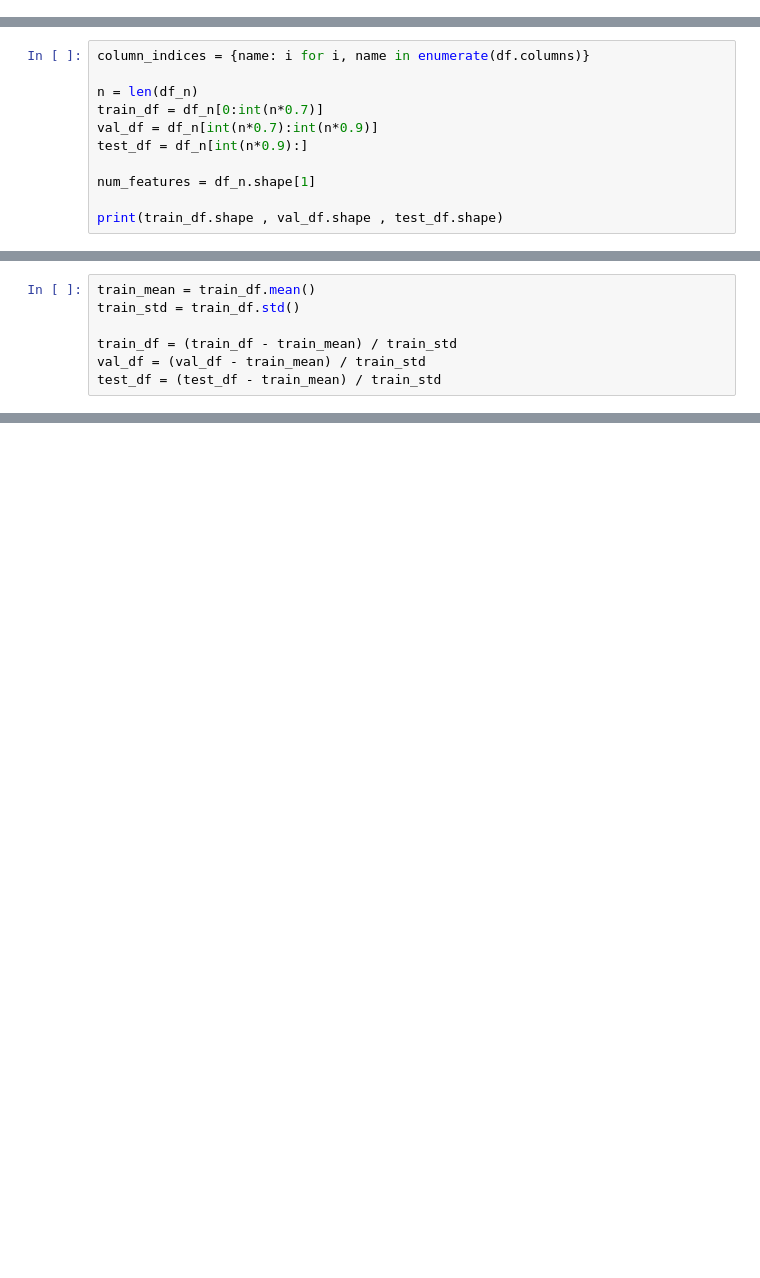
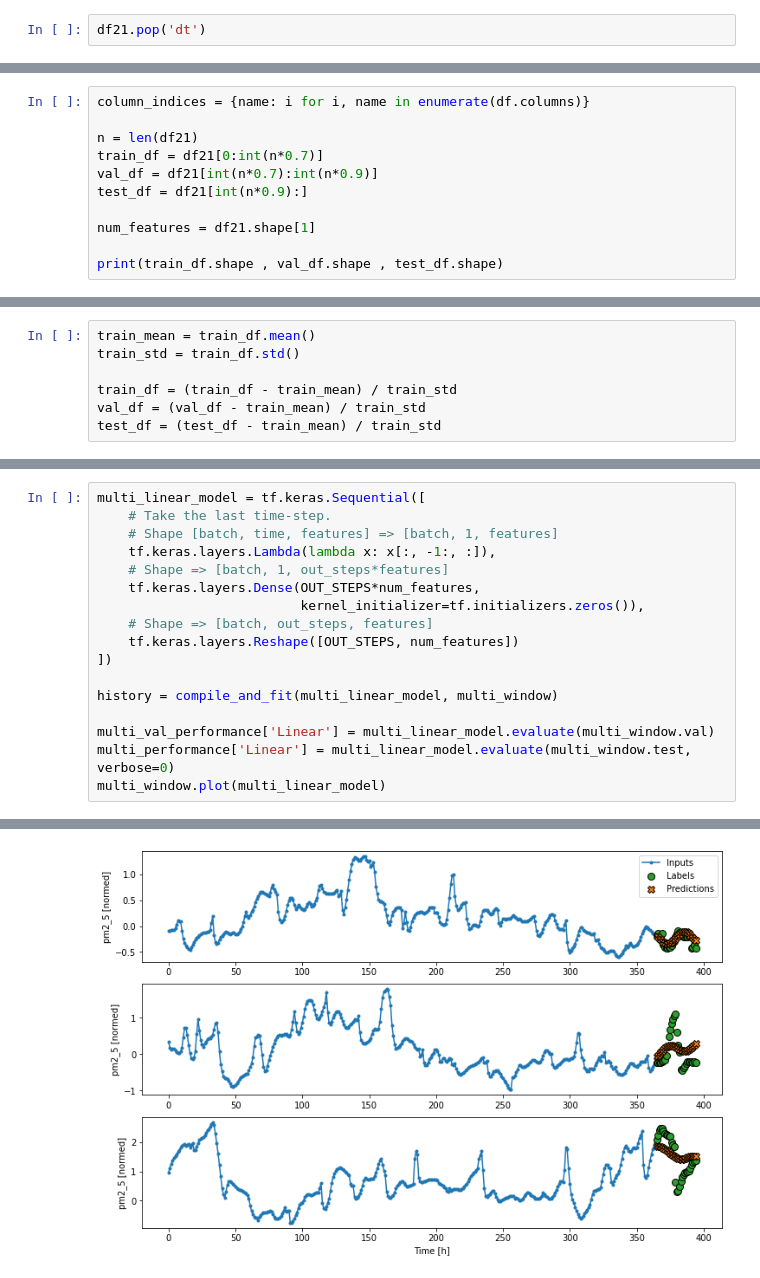
Before and after one commit to iamneo-production/00aa9422-7c04-4b7c-975b-6ed887ff7d95, a Jupyter notebook: EDA_AQI.ipynb, the cells around one changed output, grey strips where cells are left out. Cells and saved outputs as stored; diff of their text form; blank space fills up the shorter version.

```diff
--- a/EDA_AQI.ipynb
+++ b/EDA_AQI.ipynb
@@ -404,0 +424,2 @@ test_df.pop('dt')
+# %%
+df21.pop('dt')
@@ -405,12 +454,12 @@ test_df.pop('dt')
 # %%
 column_indices = {name: i for i, name in enumerate(df.columns)}
 
-n = len(df_n)
-train_df = df_n[0:int(n*0.7)]
-val_df = df_n[int(n*0.7):int(n*0.9)]
-test_df = df_n[int(n*0.9):]
+n = len(df21)
+train_df = df21[0:int(n*0.7)]
+val_df = df21[int(n*0.7):int(n*0.9)]
+test_df = df21[int(n*0.9):]
 
-num_features = df_n.shape[1]
+num_features = df21.shape[1]
 
 print(train_df.shape , val_df.shape , test_df.shape)
 # %% [output]
@@ -433,0 +671,18 @@ _ = ax.set_xticklabels(df_n.keys(), rotation=90)
+# %%
+multi_linear_model = tf.keras.Sequential([
+    # Take the last time-step.
+    # Shape [batch, time, features] => [batch, 1, features]
+    tf.keras.layers.Lambda(lambda x: x[:, -1:, :]),
+    # Shape => [batch, 1, out_steps*features]
+    tf.keras.layers.Dense(OUT_STEPS*num_features,
+                          kernel_initializer=tf.initializers.zeros()),
+    # Shape => [batch, out_steps, features]
+    tf.keras.layers.Reshape([OUT_STEPS, num_features])
+])
+
+history = compile_and_fit(multi_linear_model, multi_window)
+
+multi_val_performance['Linear'] = multi_linear_model.evaluate(multi_window.val)
+multi_performance['Linear'] = multi_linear_model.evaluate(multi_window.test, verbose=0)
+multi_window.plot(multi_linear_model)
+# %% [output]
@@ -433,0 +700 @@ _ = ax.set_xticklabels(df_n.keys(), rotation=90)
+[figure, added]
```
Also changed, not shown: parts of 114 cells of this notebook.
